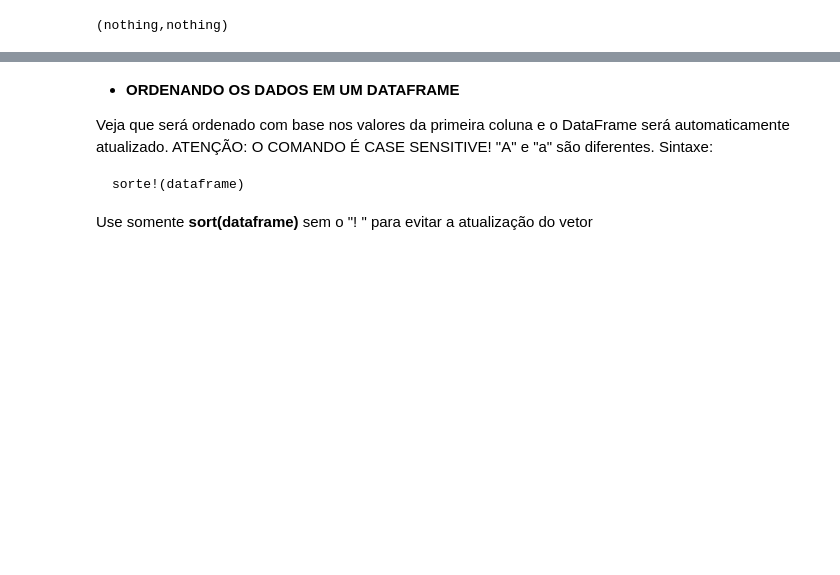
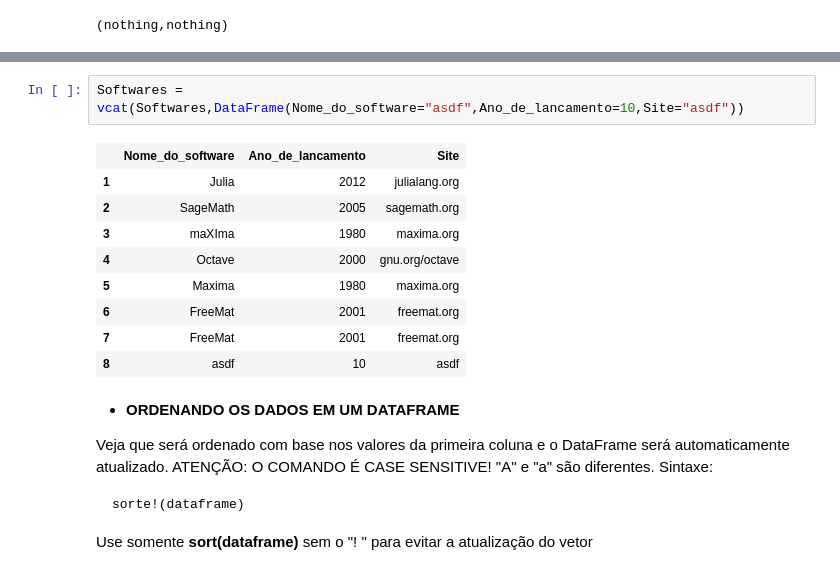
Before and after one commit to JuliaLangPt/tutorial_PT_BR, a Jupyter notebook: E-TRABALHANDO-COM-ARQUIVOS(ENTRADA E SAIDA).ipynb, the cells around one changed output, grey strips where cells are left out. Cells and saved outputs as stored; diff of their text form; blank space fills up the shorter version.

```diff
--- a/E-TRABALHANDO-COM-ARQUIVOS(ENTRADA E SAIDA).ipynb
+++ b/E-TRABALHANDO-COM-ARQUIVOS(ENTRADA E SAIDA).ipynb
@@ -413,3 +416,15 @@ Softwares
+# %%
+Softwares = vcat(Softwares,DataFrame(Nome_do_software="asdf",Ano_de_lancamento=10,Site="asdf"))
+# %% [output]
+|  | Nome_do_software | Ano_de_lancamento | Site |
+| 1 | Julia | 2012 | julialang.org |
+| 2 | SageMath | 2005 | sagemath.org |
+| 3 | maXIma | 1980 | maxima.org |
+| 4 | Octave | 2000 | gnu.org/octave |
+| 5 | Maxima | 1980 | maxima.org |
+| 6 | FreeMat | 2001 | freemat.org |
+| 7 | FreeMat | 2001 | freemat.org |
+| 8 | asdf | 10 | asdf |
 # %% [markdown]
 * **ORDENANDO OS DADOS EM UM DATAFRAME**
 
```
Also changed, not shown: parts of 20 cells of this notebook, 7 other files.
